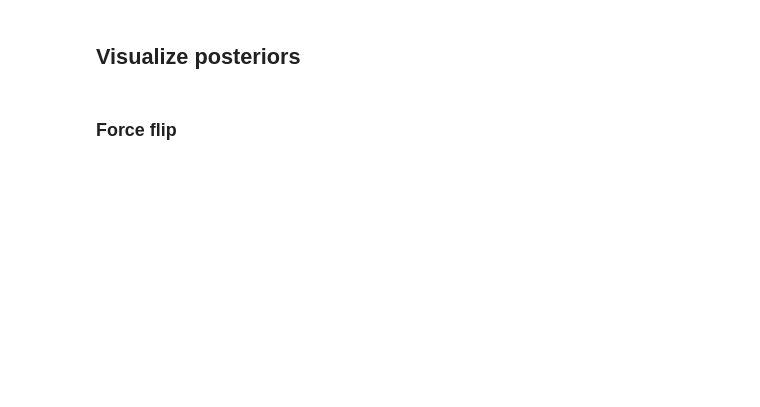
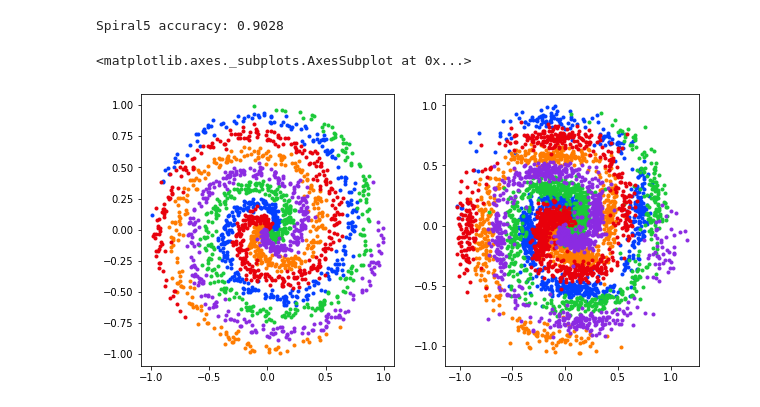
Before and after one commit to neurodata/kdg, a Jupyter notebook: docs/tutorials/transfer_kdg.ipynb, the cells around one changed output. Cells and saved outputs as stored; diff of their text form; code cells hidden in the pictures; blank space fills up the shorter version.

```diff
--- a/docs/tutorials/transfer_kdg.ipynb
+++ b/docs/tutorials/transfer_kdg.ipynb
@@ -13,24 +37,25 @@ from functions.transfer_kdg_functions import *
 # %%
 n_labels = 5
 task_id = f"Spiral{n_labels}"
 X1, y1 = generate_spirals(2000, n_class=n_labels)
 X1_test, y1_test = generate_spirals(5000, n_class=n_labels)
 
 rf_kwargs = {"n_estimators": 100, "verbose": 0}
-kdg_spiral = kdg.kdf(kwargs = rf_kwargs) #could also use KDN
+kdg_spiral = kdf(kwargs=rf_kwargs)  # could also use KDN
 kdg_spiral.fit(X1, y1, task_id, **rf_kwargs)
+
 acc = np.mean(kdg_spiral.predict(X1_test, task_id) == y1_test)
 
-posteriors = get_posteriors(kdg_spiral, y1)
+posteriors = get_posteriors(kdg_spiral, task_id)
 
 Xgen, ygen = kdg_spiral.generate_data(5000, task_id)
 print(f"{task_id} accuracy: {acc}")
 
-fig, ax = plt.subplots(1, 3, fig_size = (15, 5))
-ax[0] = plot_2dsim(X1, y1, palette="bright")
-ax[1] = plot_2dsim(posteriors, palette="bright")
-ax[2] = plot_2dsim(Xgen, ygen, palette="bright")
+fig, (ax1, ax2) = plt.subplots(1, 2, figsize=(10, 5))
+
+plot_2dsim(X1, y1, palette="bright", ax=ax1)
+plot_2dsim(Xgen, ygen, palette="bright", ax=ax2)
+# %% [output]
+Spiral5 accuracy: 0.9028
+<matplotlib.axes._subplots.AxesSubplot at 0x...>
+[figure, added]
-# %% [markdown]
-## Visualize posteriors
-# %% [markdown]
-### Force flip
```
Also changed, not shown: parts of 17 cells of this notebook, 5 other files.
